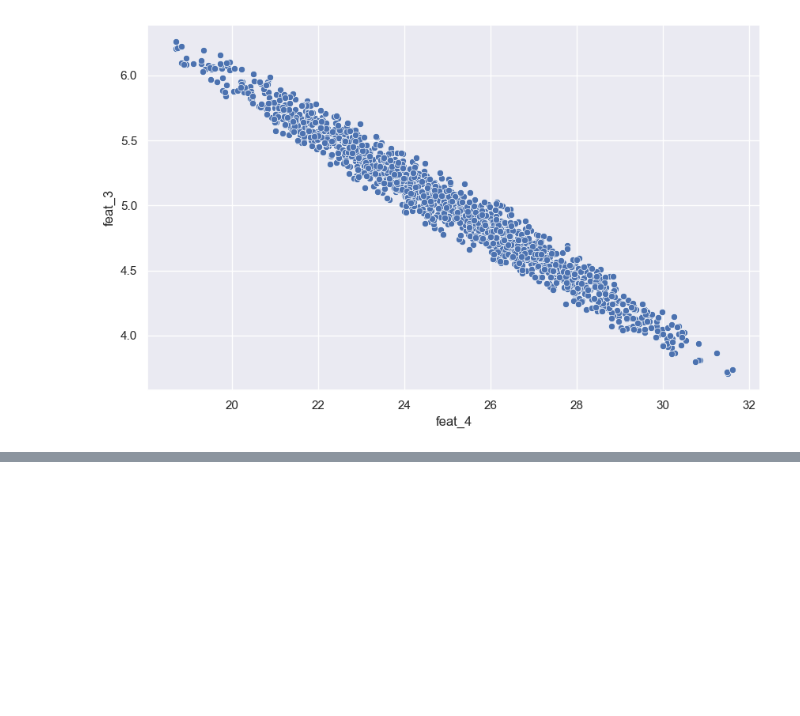
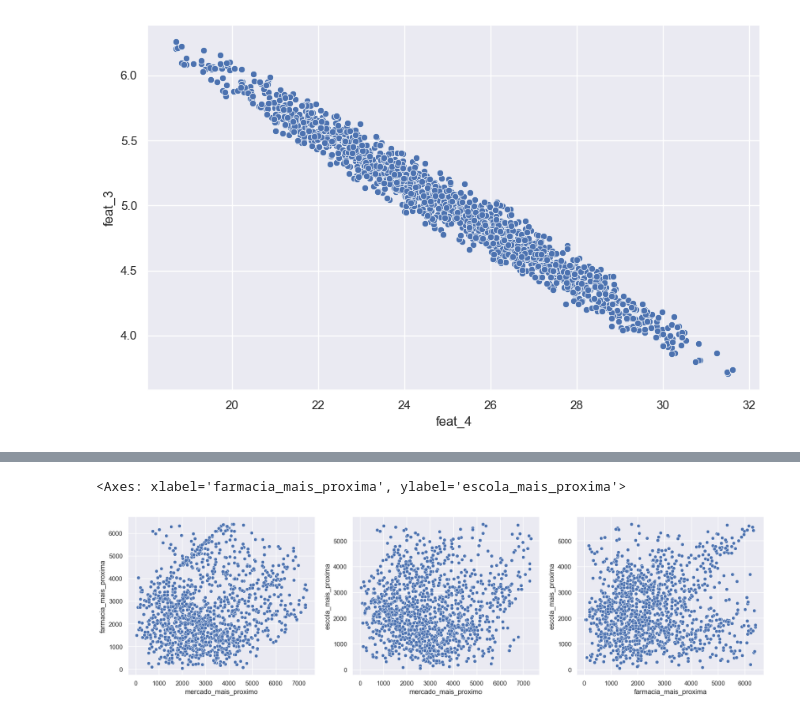
Before and after one commit to victorwasz/datamining-utfpr-2023, a Jupyter notebook: aula_2_e_3/Copia_exercicio_01.ipynb, the cells around one changed output, grey strips where cells are left out. Saved outputs shown, nothing was run; the diff lists cells and outputs as text; code cells hidden in the pictures; blank space fills up the shorter version.

```diff
--- a/aula_2_e_3/Copia_exercicio_01.ipynb
+++ b/aula_2_e_3/Copia_exercicio_01.ipynb
@@ -526,0 +627,8 @@ sns.scatterplot(x = dados.feat_4,y = dados.feat_3)
+# %%
+fig, axs = plt.subplots(1, 3,figsize=(20,5))
+sns.scatterplot(x=dados.mercado_mais_proximo, y=dados.farmacia_mais_proxima, ax=axs[0])
+sns.scatterplot(x=dados.mercado_mais_proximo, y=dados.escola_mais_proxima, ax=axs[1])
+sns.scatterplot(x=dados.farmacia_mais_proxima, y=dados.escola_mais_proxima, ax=axs[2])
+# %% [output]
+<Axes: xlabel='farmacia_mais_proxima', ylabel='escola_mais_proxima'>
+[figure, added]
```
Also changed, not shown: parts of 31 cells of this notebook, 1 other file.
